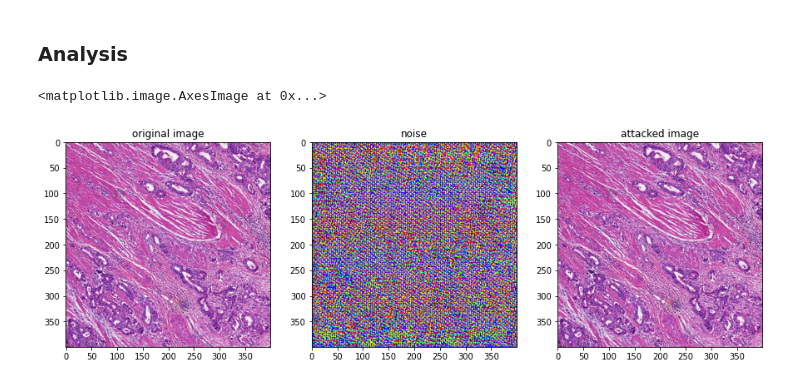
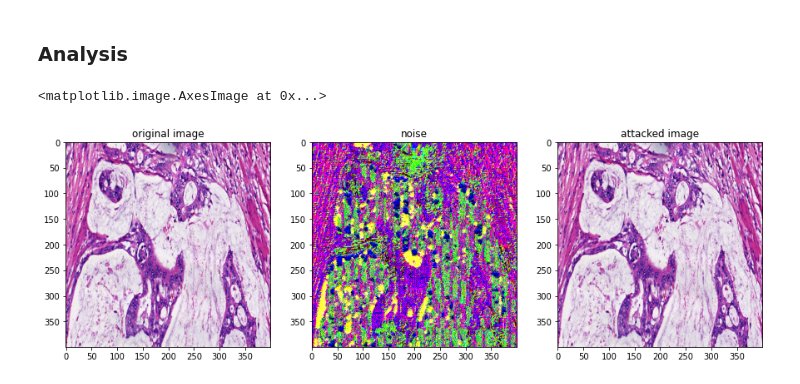
Before and after one commit to wahaha99/AdAt, a Jupyter notebook: Pytorch_Classification_Intergration_Chu/deepfool_test.ipynb, the cells around one changed output. Saved outputs shown, nothing was run; the diff lists cells and outputs as text; code cells hidden in the pictures.

```diff
--- a/Pytorch_Classification_Intergration_Chu/deepfool_test.ipynb
+++ b/Pytorch_Classification_Intergration_Chu/deepfool_test.ipynb
@@ -421,21 +481,21 @@ detection ratio:  0.6691729323308271
 from PIL import Image
 import matplotlib.pyplot as plt
 # %%
-image_o = Image.open('/content/gdrive/MyDrive/EQ2445/Pytorch_Classification_Intergration/my_data/Master project data/pert_image/ori_f3tU12q8.png')
-image_r = Image.open('/content/gdrive/MyDrive/EQ2445/Pytorch_Classification_Intergration/my_data/Master project data/pert_image/r_f3tU12q8.png')
-image_p = Image.open('/content/gdrive/MyDrive/EQ2445/Pytorch_Classification_Intergration/my_data/Master project data/pert_image/pert_f3tU12q8.png')
+image_o = Image.open('/content/gdrive/MyDrive/EQ2445/Pytorch_Classification_Intergration/my_data/Master project data/pert_image/ori_0.png')
+image_r = Image.open('/content/gdrive/MyDrive/EQ2445/Pytorch_Classification_Intergration/my_data/Master project data/pert_image/r_0.png')
+image_p = Image.open('/content/gdrive/MyDrive/EQ2445/Pytorch_Classification_Intergration/my_data/Master project data/pert_image/pert_0.png')
 f = plt.figure()
 f.set_figheight(15)
 f.set_figwidth(15)
 a1 = f.add_subplot(1,3,1)
 a1.title.set_text("original image")
 a1.imshow(image_o)
 a2 = f.add_subplot(1,3,2)
 a2.title.set_text("noise")
 a2.imshow(image_r)
 a3 = f.add_subplot(1,3,3)
 a3.title.set_text("attacked image")
 a3.imshow(image_p)
 # %% [output]
 <matplotlib.image.AxesImage at 0x...>
-[figure, old version]
+[figure, new version]
```
Also changed, not shown: parts of 10 cells of this notebook, 4 other files.
